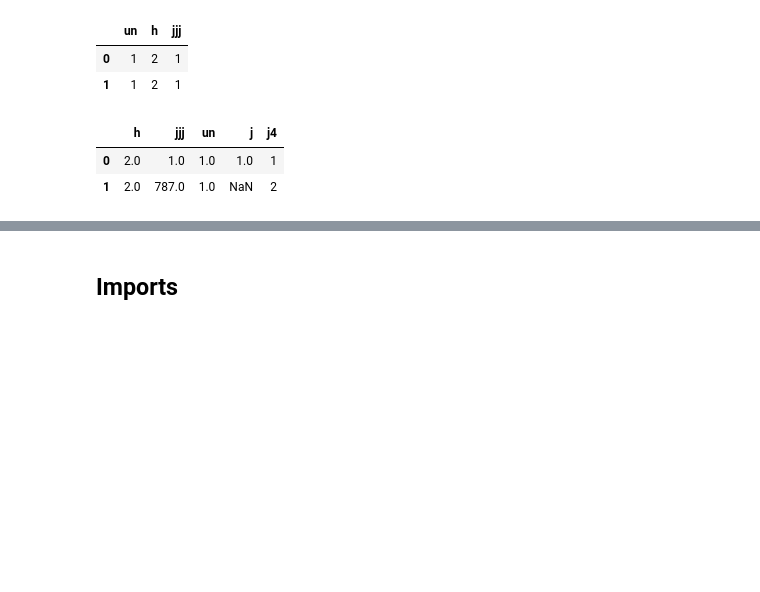
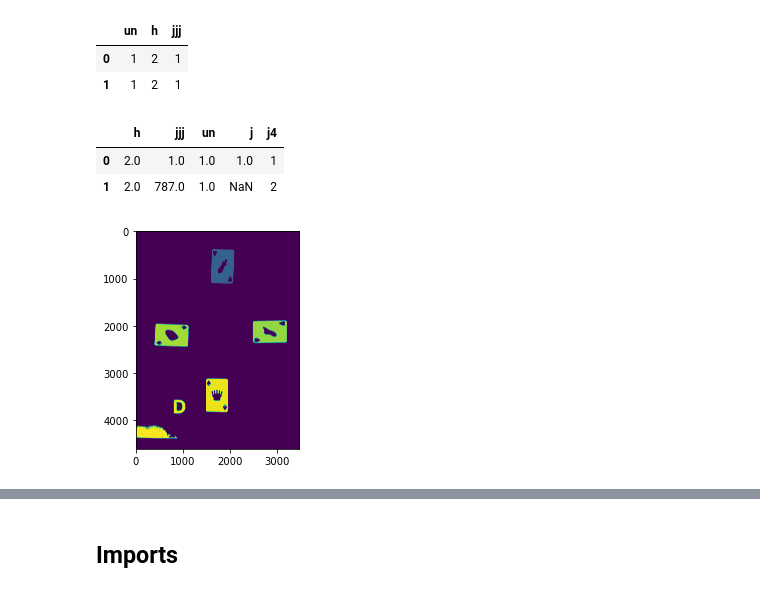
Before and after one commit to Ghalicb/IAPR-squad-lab, a Jupyter notebook: project/project.ipynb, the cells around one changed output, grey strips where cells are left out. Cells and saved outputs as stored; diff of their text form; code cells hidden in the pictures; blank space fills up the shorter version.

```diff
--- a/project/project.ipynb
+++ b/project/project.ipynb
@@ -125,9 +125,10 @@ def segment_and_plot_cards_and_dealer(coloured_image):
     # CREATE Series THAT STORES ALL INFORMATION ABOUT The Dealer
     dealer_feature1_series = (df_objs["area"]-D_REF_AREA_MEAN)/D_REF_AREA_STD
     dealer_feature2_series = (df_objs["filled_area"]-D_REF_FILLED_AREA_MEAN)/D_REF_FILLED_AREA_STD
-    dealer_similarity_distances_series = (dealer_feature1_series**2+cards_feature2_series**2)**0.5
+    dealer_similarity_distances_series = (dealer_feature1_series**2+dealer_feature2_series**2)**0.5
     df_objs["dealer_similarity_measure"] = dealer_similarity_distances_series
-    dealer_series = df_objs.nsmallest(1, "dealer_similarity_measure")
+    dealer_series = df_objs.nsmallest(1, "dealer_similarity_measure").iloc[0]
+    dealer_series
     dealer_centr0 = dealer_series["centroid-0"]
     dealer_centr1 = dealer_series["centroid-1"]
     # CREATE DF THAT STORES ALL INFORMATION ABOUT CARDS
@@ -140,23 +141,23 @@ def segment_and_plot_cards_and_dealer(coloured_image):
 
     ordered_cards_only_df = pd.DataFrame()
 
-    player1_series = cards_only_df.iloc[cards_only_df["centroid-0"].idxmax()] # use nlargest maybe...
-    player2_series = cards_only_df.iloc[cards_only_df["centroid-1"].idxmax()]
-    player3_series = cards_only_df.iloc[cards_only_df["centroid-0"].idxmin()]
-    player4_series = cards_only_df.iloc[cards_only_df["centroid-1"].idxmin()]
-
-    ordered_cards_only_df = ordered_cards_only_df.append(player1_series, ignore_index=True)
-                                                 .append(player2_series, ignore_index=True)
-                                                 .append(player3_series, ignore_index=True)
-                                                 .append(player4_series, ignore_index=True)
-
-
-
+    player1_series = cards_only_df.loc[cards_only_df["centroid-0"].idxmax()] # use nlargest maybe...
+    player2_series = cards_only_df.loc[cards_only_df["centroid-1"].idxmax()]
+    player3_series = cards_only_df.loc[cards_only_df["centroid-0"].idxmin()]
+    player4_series = cards_only_df.loc[cards_only_df["centroid-1"].idxmin()]
+    ordered_cards_only_df = ordered_cards_only_df.append(player1_series, ignore_index=True).append(player2_series, ignore_index=True).append(player3_series, ignore_index=True).append(player4_series, ignore_index=True)
     ordered_cards_only_df["player"] = [1,2,3,4]
 
     # FIND CARD OF DEALER
+
+
     ordered_cards_only_df["dealer"] = [False,False,False,False]
-    distances_to_dealer_series = ((ordered_cards_only_df["centroid-0"]-dealer_centr0)**2 + (ordered_cards_only_df["centroid-1"]-dealer_cent1)**2)**0.5
+    distances_to_dealer_series = ((ordered_cards_only_df["centroid-0"]-dealer_centr0)**2 + (ordered_cards_only_df["centroid-1"]-dealer_centr1)**2)**0.5
     ordered_cards_only_df.loc[distances_to_dealer_series.idxmin(),"dealer"] = True
+    plt.imshow(labeled_im)
 
-    plt.imshow(labeled_im)
+    return ordered_cards_only_df
+# %%
+t = segment_and_plot_cards_and_dealer(dict_data['game1']['round1'])
+# %% [output]
+[figure, added]
```
Also changed, not shown: parts of 2 cells of this notebook.
